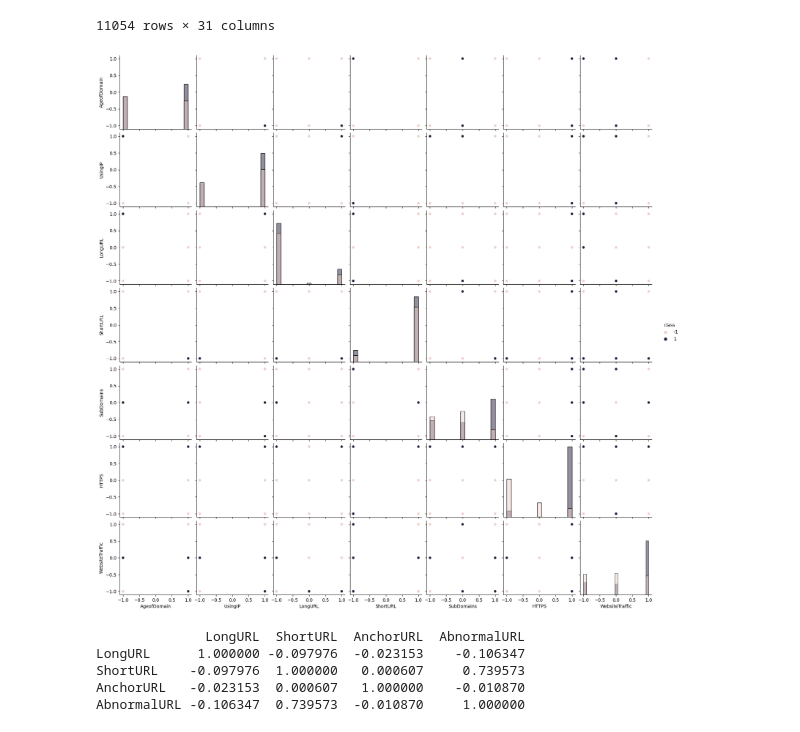
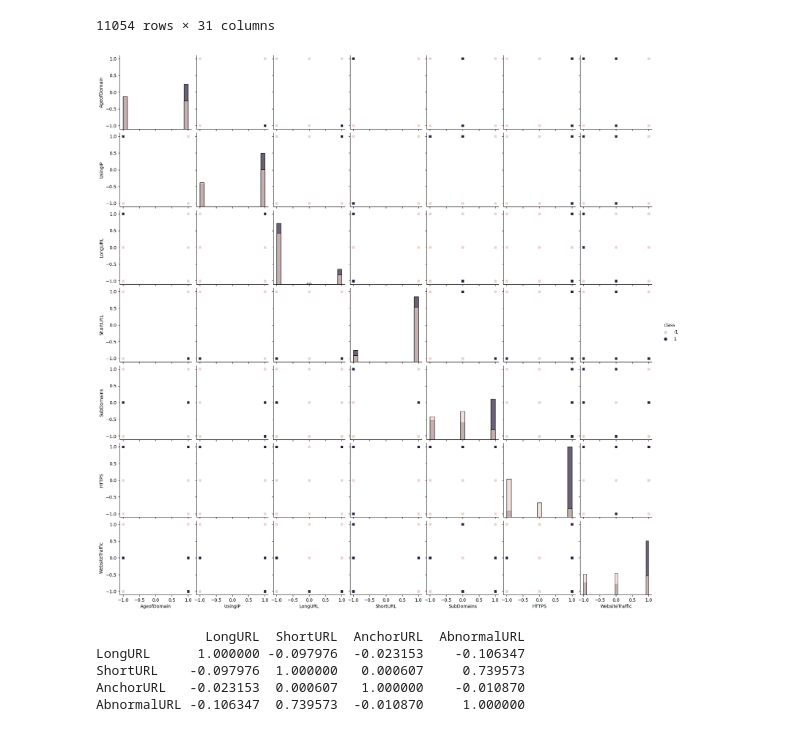
Before and after one commit to Aditya11620/majorpro, a Jupyter notebook: phishing_majorproject.ipynb, the cells around one changed output. Cells and saved outputs as stored; diff of their text form; code cells hidden in the pictures.

```diff
--- a/phishing_majorproject.ipynb
+++ b/phishing_majorproject.ipynb
@@ -105,12 +105,12 @@ data
 # %%
 #Creating a pairplot of the specific features.
 features = ['AgeofDomain', 'UsingIP','LongURL','ShortURL','SubDomains', 'HTTPS', 'WebsiteTraffic', 'class']
 data_subset = data[features]
 
-sns.pairplot(data_subset, hue='class', diag_kind='hist', diag_kws={'alpha': 0.5}, markers='o')
+sns.pairplot(data_subset, hue='class', diag_kind='hist', diag_kws={'alpha': 0.7}, markers='s')
 plt.show()
 # %% [output]
-[figure, old version]
+[figure, new version]
 # %%
 columns_of_interest = [ 'LongURL', 'ShortURL','AnchorURL','AbnormalURL']
 data_subset = data[columns_of_interest]
```
Also changed, not shown: parts of 4 cells of this notebook.
